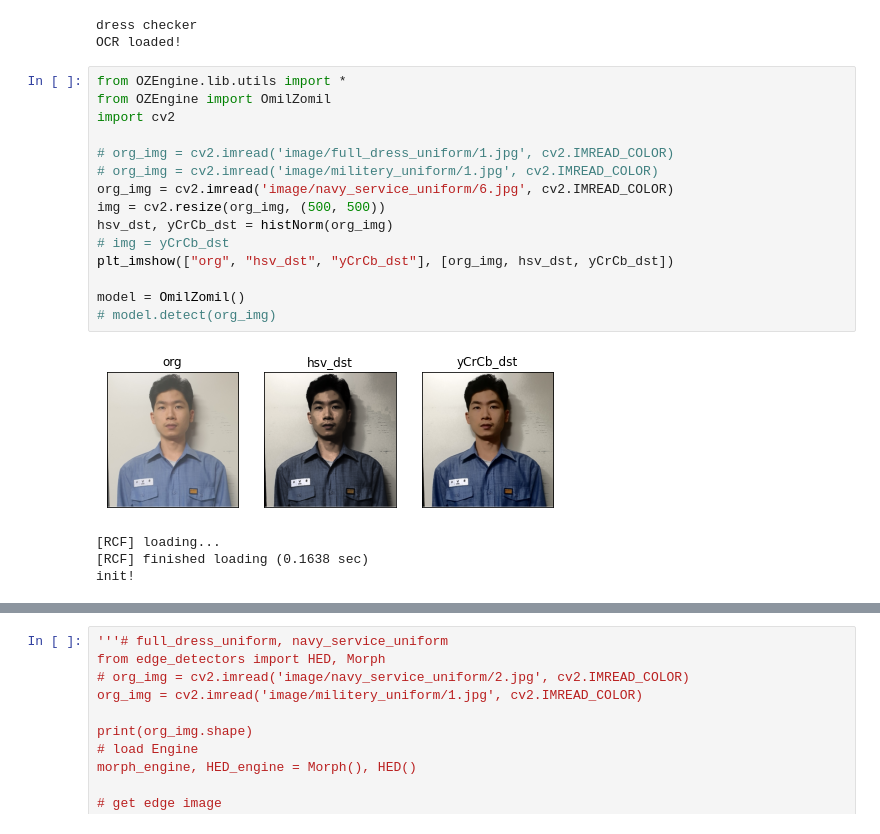
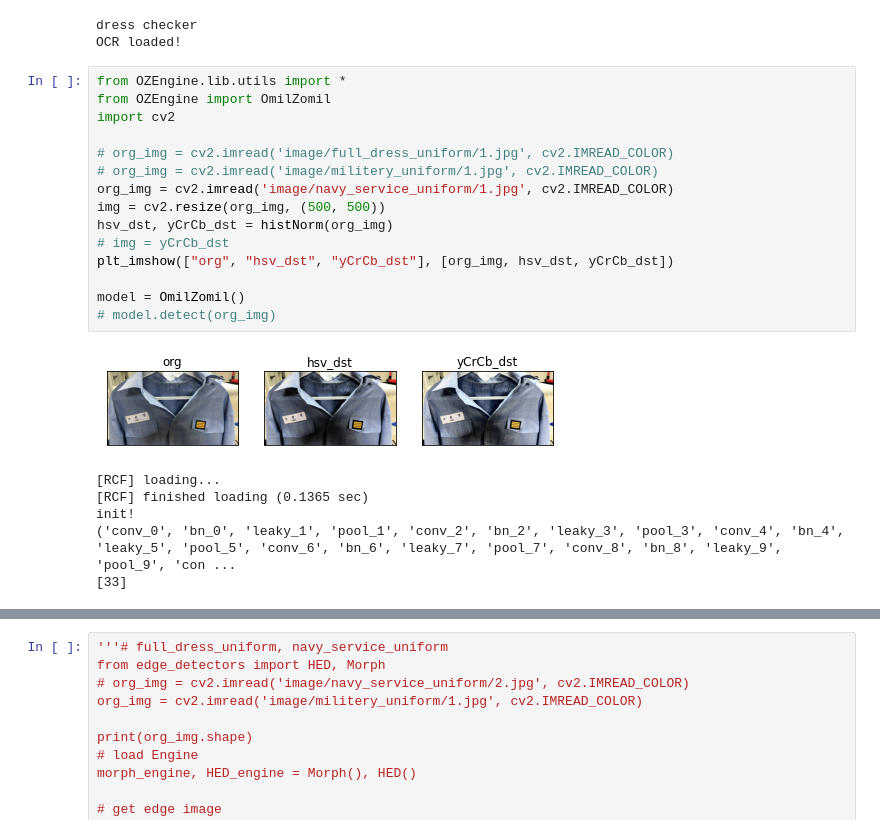
Before and after one commit to OmilZomil-OSAM-Hackathon-2022/OmilZomil-NAVYeffect, a Jupyter notebook: AI_BE/main.ipynb, the cells around one changed output, grey strips where cells are left out. Cells and saved outputs as stored; diff of their text form.

```diff
--- a/AI_BE/main.ipynb
+++ b/AI_BE/main.ipynb
@@ -23,23 +23,25 @@ OCR loaded!
 # %%
 from OZEngine.lib.utils import *
 from OZEngine import OmilZomil
 import cv2
 
 # org_img = cv2.imread('image/full_dress_uniform/1.jpg', cv2.IMREAD_COLOR)
 # org_img = cv2.imread('image/militery_uniform/1.jpg', cv2.IMREAD_COLOR)
-org_img = cv2.imread('image/navy_service_uniform/6.jpg', cv2.IMREAD_COLOR)
+org_img = cv2.imread('image/navy_service_uniform/1.jpg', cv2.IMREAD_COLOR)
 img = cv2.resize(org_img, (500, 500))
 hsv_dst, yCrCb_dst = histNorm(org_img)
 # img = yCrCb_dst
 plt_imshow(["org", "hsv_dst", "yCrCb_dst"], [org_img, hsv_dst, yCrCb_dst])
 
 model = OmilZomil()
 # model.detect(org_img)
 # %% [output]
-[figure, old version]
+[figure, new version]
 [RCF] loading...
-[RCF] finished loading (0.1638 sec)
+[RCF] finished loading (0.1365 sec)
 init!
+('conv_0', 'bn_0', 'leaky_1', 'pool_1', 'conv_2', 'bn_2', 'leaky_3', 'pool_3', 'conv_4', 'bn_4', 'leaky_5', 'pool_5', 'conv_6', 'bn_6', 'leaky_7', 'pool_7', 'conv_8', 'bn_8', 'leaky_9', 'pool_9', 'con ...
+[33]
 # %%
 model.detect(yCrCb_dst)
 # %% [output]
```
Also changed, not shown: parts of 1 cell of this notebook, 2 other files.
